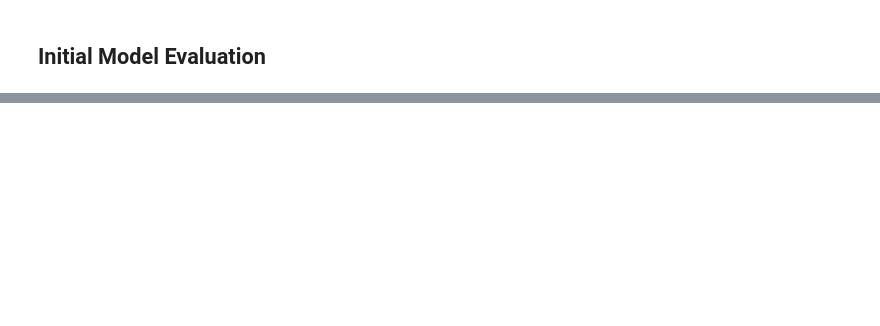
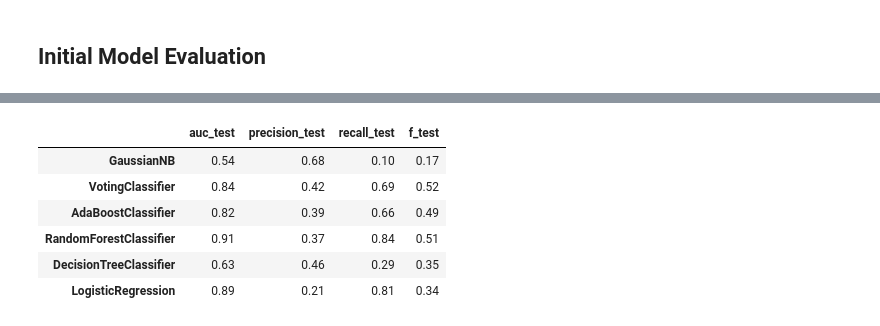
Before and after one commit to yanglinjing/vmor, a Jupyter notebook: credit_card_fraud_detection.ipynb, the cells around one changed output, grey strips where cells are left out. Drawn from its saved outputs; the diff is of its cells as text; code cells hidden in the pictures; blank space fills up the shorter version.

```diff
--- a/credit_card_fraud_detection.ipynb
+++ b/credit_card_fraud_detection.ipynb
@@ -545,0 +584,14 @@ clfs = [clf_A, clf_B, clf_C, clf_D, clf_E, clf_F]
+# %%
+df_evalue = df_evalue[['auc_test', 'precision_test', 'recall_test', 'f_test']]
+# %%
+df_evalue.column = ['AUC', 'Precision', 'Recall', 'F1_Score']
+# %%
+df_evalue.round(2)
+# %% [output]
+|  | auc_test | precision_test | recall_test | f_test |
+| GaussianNB | 0.54 | 0.68 | 0.10 | 0.17 |
+| VotingClassifier | 0.84 | 0.42 | 0.69 | 0.52 |
+| AdaBoostClassifier | 0.82 | 0.39 | 0.66 | 0.49 |
+| RandomForestClassifier | 0.91 | 0.37 | 0.84 | 0.51 |
+| DecisionTreeClassifier | 0.63 | 0.46 | 0.29 | 0.35 |
+| LogisticRegression | 0.89 | 0.21 | 0.81 | 0.34 |
```
Also changed, not shown: parts of 12 cells of this notebook.
